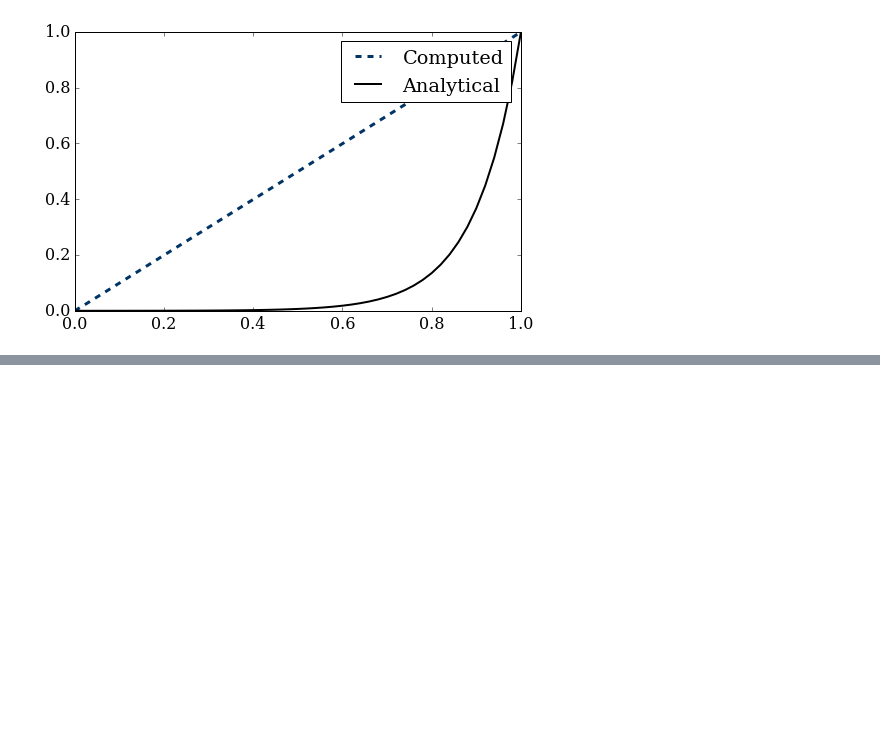
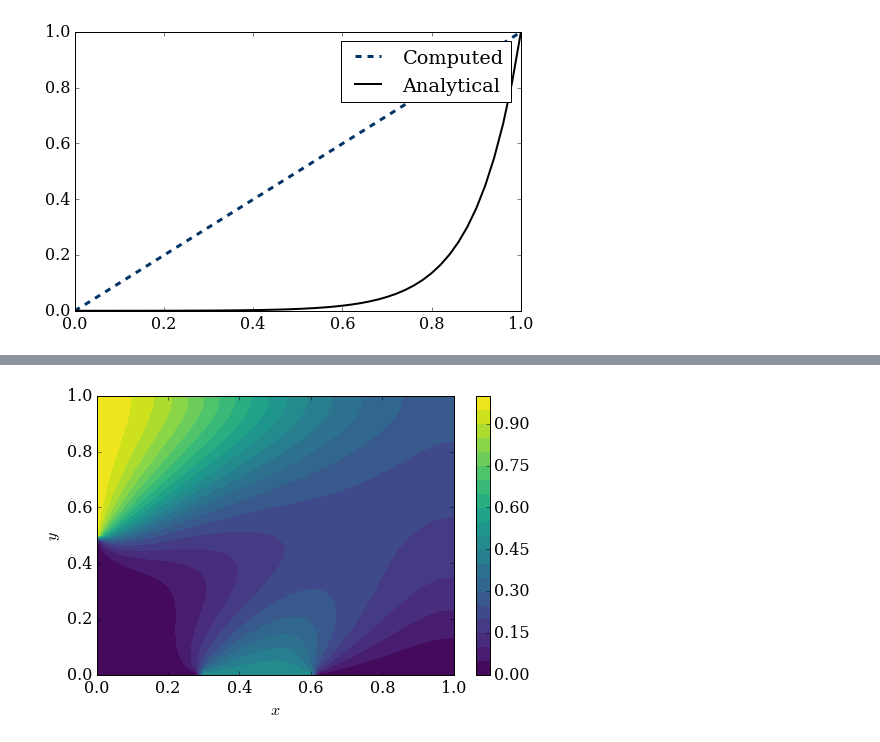
Before and after one commit to numerical-mooc/assignment-bank-2016, a Jupyter notebook: yueyang1992/AD_equation.ipynb, the cells around one changed output, grey strips where cells are left out. Drawn from its saved outputs; the diff is of its cells as text; code cells hidden in the pictures; blank space fills up the shorter version.

```diff
--- a/yueyang1992/AD_equation.ipynb
+++ b/yueyang1992/AD_equation.ipynb
@@ -152,0 +249,3 @@ HTML(anim.to_html5_video())
+# %%
+C_2d = AD_equation_2d(C.copy(), nt, D, u, v, dt, dx, dy)
+C_2d
@@ -152,0 +266,8 @@ HTML(anim.to_html5_video())
+# %%
+pyplot.figure(figsize=(8,5))
+pyplot.contourf(x,y,C_2d,20,cmap=cm.viridis)
+pyplot.xlabel('$x$')
+pyplot.ylabel('$y$')
+pyplot.colorbar();
+# %% [output]
+[figure, added]
```
Also changed, not shown: parts of 9 cells of this notebook.
